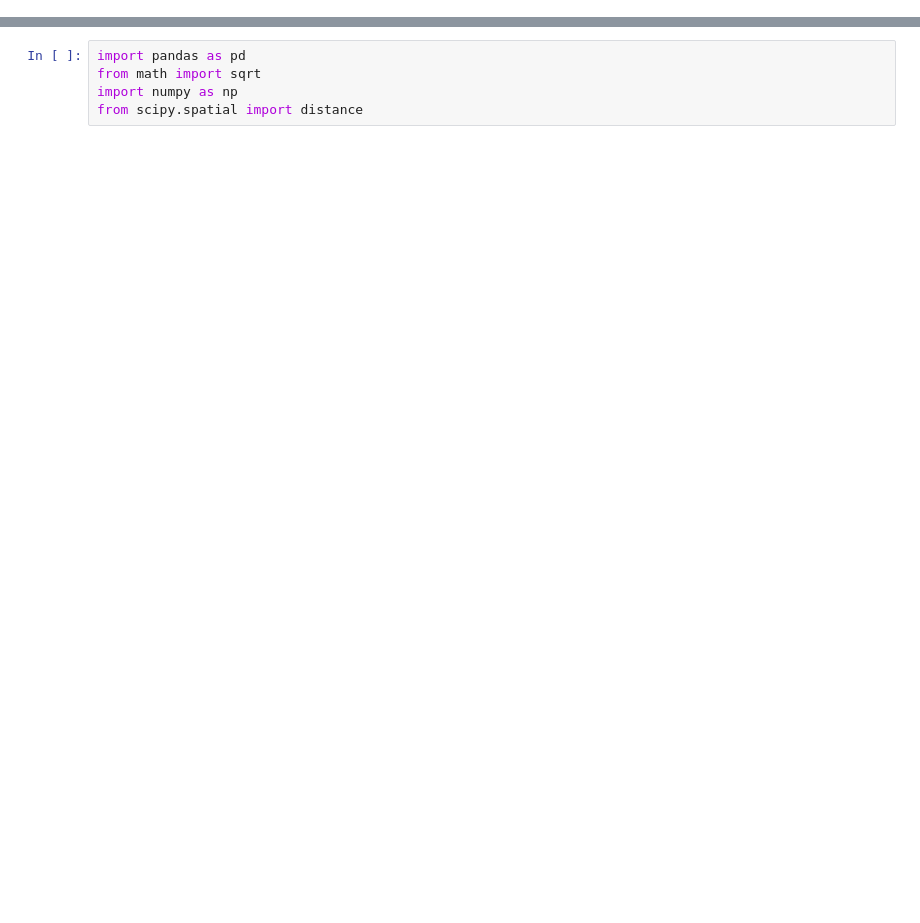
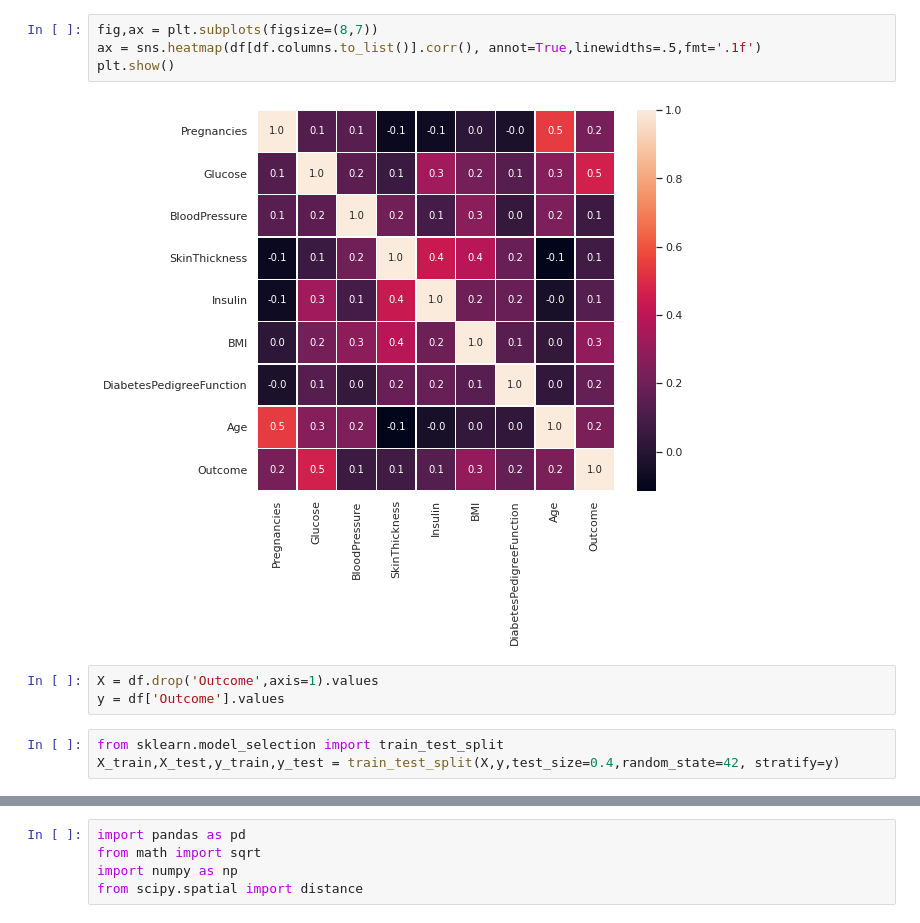
Before and after one commit to pysaurav/ML-Track, a Jupyter notebook: KNN.ipynb, the cells around one changed output, grey strips where cells are left out. Drawn from its saved outputs; the diff is of its cells as text; blank space fills up the shorter version.

```diff
--- a/KNN.ipynb
+++ b/KNN.ipynb
@@ -2,0 +70,12 @@
+# %%
+fig,ax = plt.subplots(figsize=(8,7))
+ax = sns.heatmap(df[df.columns.to_list()].corr(), annot=True,linewidths=.5,fmt='.1f')
+plt.show()
+# %% [output]
+[figure, added]
+# %%
+X = df.drop('Outcome',axis=1).values
+y = df['Outcome'].values
+# %%
+from sklearn.model_selection import train_test_split
+X_train,X_test,y_train,y_test = train_test_split(X,y,test_size=0.4,random_state=42, stratify=y)
```
Also changed, not shown: parts of 20 cells of this notebook.
